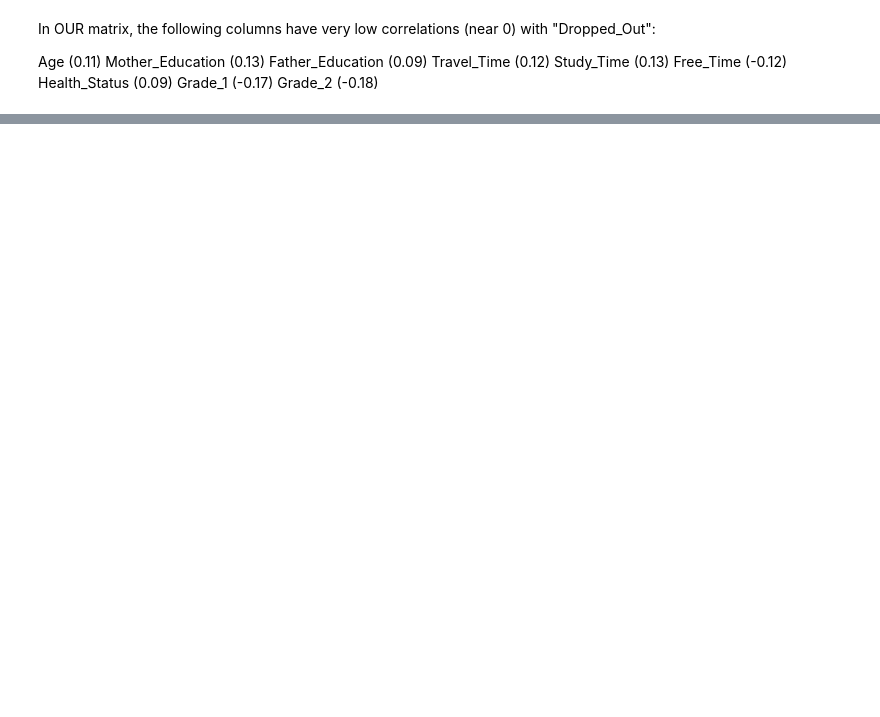
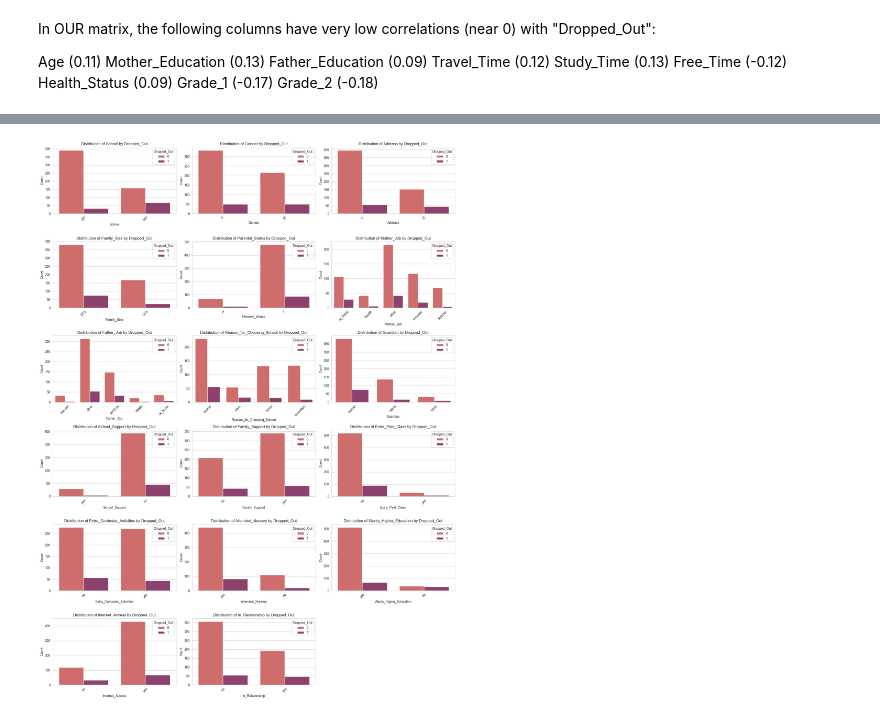
Before and after one commit to Amen-KH/Dropout_Analysis, a Jupyter notebook: dropout_analysis.ipynb, the cells around one changed output, grey strips where cells are left out. Cells and saved outputs as stored; diff of their text form; code cells hidden in the pictures; blank space fills up the shorter version.

Commit message:
feature selection commit

```diff
--- a/dropout_analysis.ipynb
+++ b/dropout_analysis.ipynb
@@ -265,0 +226,40 @@ data_cleaned = data.drop(columns=columns_to_drop)
+# %%
+# Filter categorical (object) and boolean columns
+categorical_columns = data.select_dtypes(include=['object', 'bool']).columns
+
+# Define the number of subplots
+num_cols = len(categorical_columns)
+nrows = (num_cols + 2) // 3  # Create rows of 3 plots each
+
+# Set the color palette (hot colors)
+sns.set_palette("flare")
+
+# Create subplots
+fig, axes = plt.subplots(nrows=nrows, ncols=3, figsize=(18, 4 * nrows))
+axes = axes.flatten()
+
+# Plot each categorical column
+for i, col in enumerate(categorical_columns):
+    ax = axes[i]
+    sns.countplot(
+        data=data,
+        x=col,
+        hue="Dropped_Out",
+        ax=ax,
+        palette="flare"
+    )
+    ax.set_title(f"Distribution of {col} by Dropped_Out")
+    ax.set_xlabel(col)
+    ax.set_ylabel("Count")
+    ax.legend(title="Dropped_Out")
+    ax.tick_params(axis="x", rotation=45)
+
+# Turn off unused subplots
+for j in range(i + 1, len(axes)):
+    fig.delaxes(axes[j])
+
+# Adjust layout
+plt.tight_layout()
+plt.show()
+# %% [output]
+[figure, added]
```
Also changed, not shown: parts of 20 cells of this notebook.
